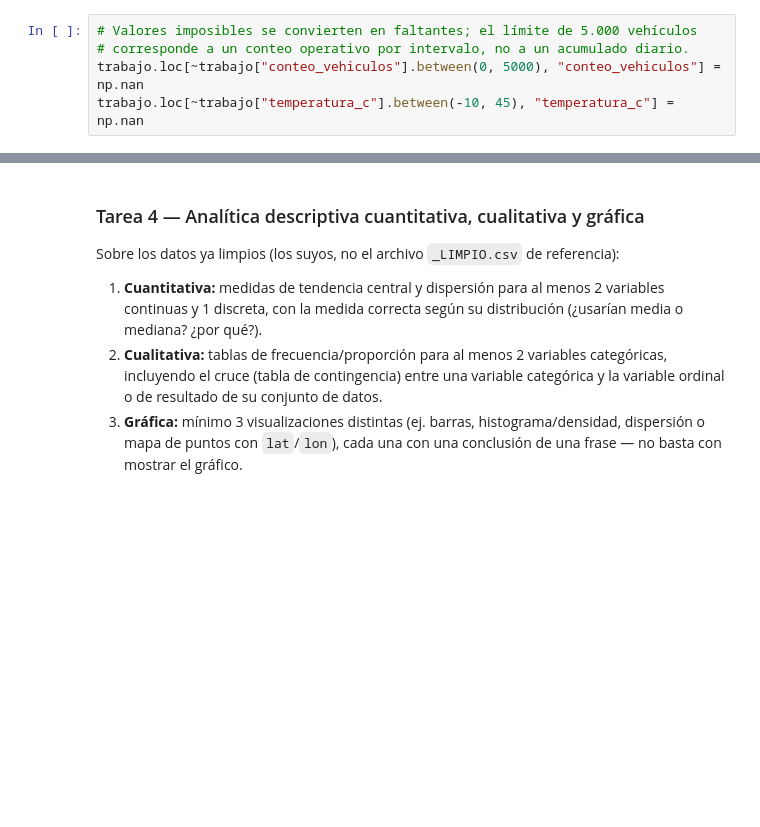
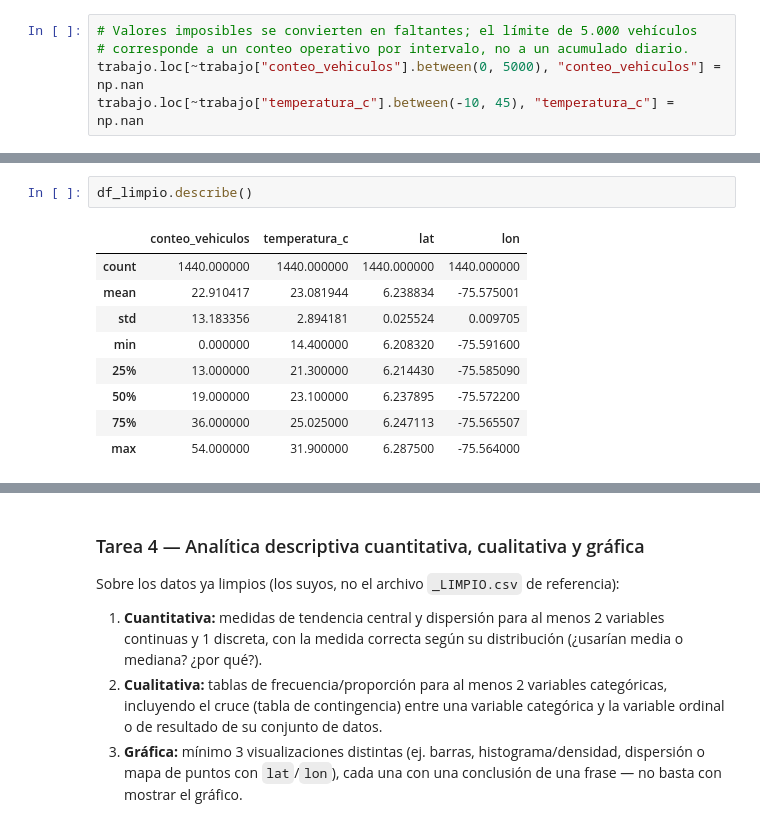
Before and after one commit to Jeronimo1303/Data_Science_Challenge_01, a Jupyter notebook: notebooks/taller_practico_01_analisis.ipynb, the cells around one changed output, grey strips where cells are left out. Drawn from its saved outputs; the diff is of its cells as text; blank space fills up the shorter version.

```diff
--- a/notebooks/taller_practico_01_analisis.ipynb
+++ b/notebooks/taller_practico_01_analisis.ipynb
@@ -480,0 +526,12 @@ Filas disponibles después de limpiar: 1,351
+# %%
+df_limpio.describe()
+# %% [output]
+|  | conteo_vehiculos | temperatura_c | lat | lon |
+| count | 1440.000000 | 1440.000000 | 1440.000000 | 1440.000000 |
+| mean | 22.910417 | 23.081944 | 6.238834 | -75.575001 |
+| std | 13.183356 | 2.894181 | 0.025524 | 0.009705 |
+| min | 0.000000 | 14.400000 | 6.208320 | -75.591600 |
+| 25% | 13.000000 | 21.300000 | 6.214430 | -75.585090 |
+| 50% | 19.000000 | 23.100000 | 6.237895 | -75.572200 |
+| 75% | 36.000000 | 25.025000 | 6.247113 | -75.565507 |
+| max | 54.000000 | 31.900000 | 6.287500 | -75.564000 |
```
Also changed, not shown: parts of 22 cells of this notebook.
